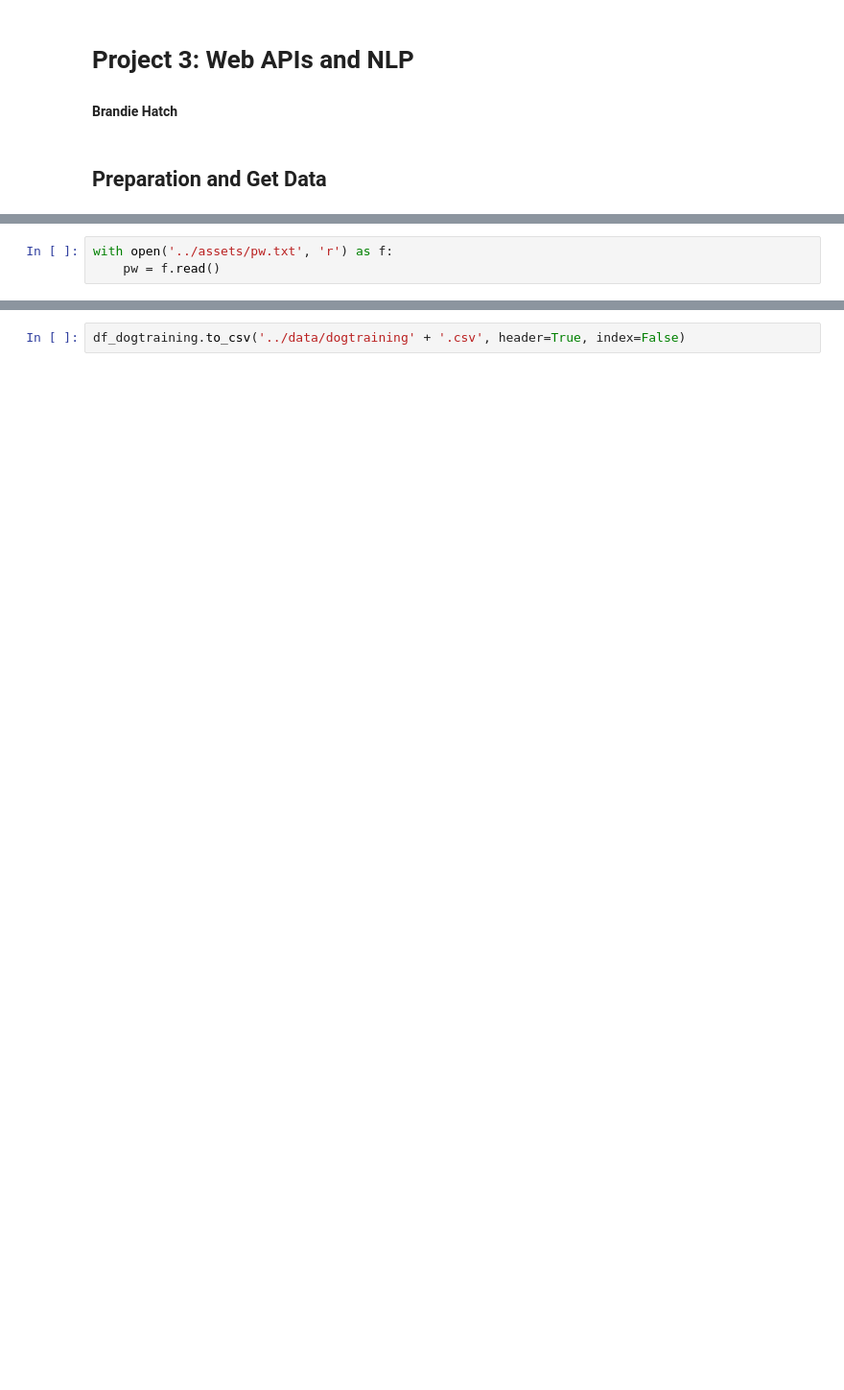
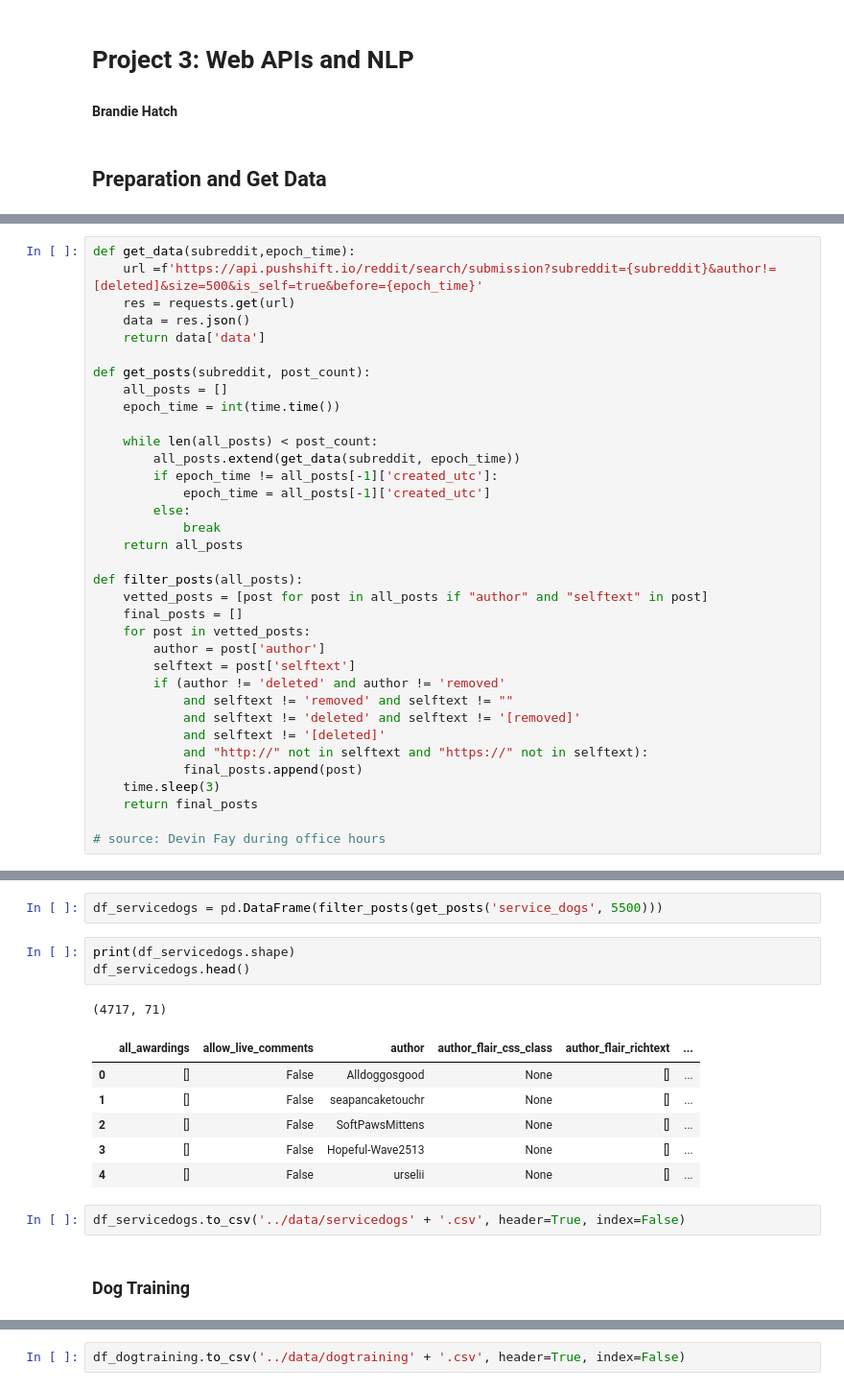
Before and after one commit to brandiehatch/project-3, a Jupyter notebook: code/project-3-hatch-getdata.ipynb, the cells around one changed output, grey strips where cells are left out. Shown: that part at 96% size. Cells and saved outputs as stored; diff of their text form; blank space fills up the shorter version.

```diff
--- a/code/project-3-hatch-getdata.ipynb
+++ b/code/project-3-hatch-getdata.ipynb
@@ -18,3 +15,0 @@ SECRET_KEY = 'FAjO19Zyx5W4N9llEeklP8apwz20Zw'
-# %%
-with open('../assets/pw.txt', 'r') as f:
-    pw = f.read()
@@ -120,0 +16,35 @@ df_dogtraining.head()
+# %%
+def get_data(subreddit,epoch_time):
+    url =f'https://api.pushshift.io/reddit/search/submission?subreddit={subreddit}&author!=[deleted]&size=500&is_self=true&before={epoch_time}'
+    res = requests.get(url)
+    data = res.json()
+    return data['data']
+
+def get_posts(subreddit, post_count):
+    all_posts = []
+    epoch_time = int(time.time())
+
+    while len(all_posts) < post_count:
+        all_posts.extend(get_data(subreddit, epoch_time))
+        if epoch_time != all_posts[-1]['created_utc']:
+            epoch_time = all_posts[-1]['created_utc']
+        else:
+            break
+    return all_posts
+
+def filter_posts(all_posts):
+    vetted_posts = [post for post in all_posts if "author" and "selftext" in post]
+    final_posts = []
+    for post in vetted_posts:
+        author = post['author']
+        selftext = post['selftext']
+        if (author != 'deleted' and author != 'removed'
+            and selftext != 'removed' and selftext != ""
+            and selftext != 'deleted' and selftext != '[removed]'
+            and selftext != '[deleted]'
+            and "http://" not in selftext and "https://" not in selftext):
+            final_posts.append(post)
+    time.sleep(3)
+    return final_posts
+
+# source: Devin Fay during office hours
@@ -120,0 +73,17 @@ df_dogtraining.head()
+# %%
+df_servicedogs = pd.DataFrame(filter_posts(get_posts('service_dogs', 5500)))
+# %%
+print(df_servicedogs.shape)
+df_servicedogs.head()
+# %% [output]
+(4717, 71)
+|  | all_awardings | allow_live_comments | author | author_flair_css_class | author_flair_richtext | ... |
+| 0 | [] | False | Alldoggosgood | None | [] | ... |
+| 1 | [] | False | seapancaketouchr | None | [] | ... |
+| 2 | [] | False | SoftPawsMittens | None | [] | ... |
+| 3 | [] | False | Hopeful-Wave2513 | None | [] | ... |
+| 4 | [] | False | urselii | None | [] | ... |
+# %%
+df_servicedogs.to_csv('../data/servicedogs' + '.csv', header=True, index=False)
+# %% [markdown]
+### Dog Training
```
Also changed, not shown: parts of 18 cells of this notebook, 18 other files.
